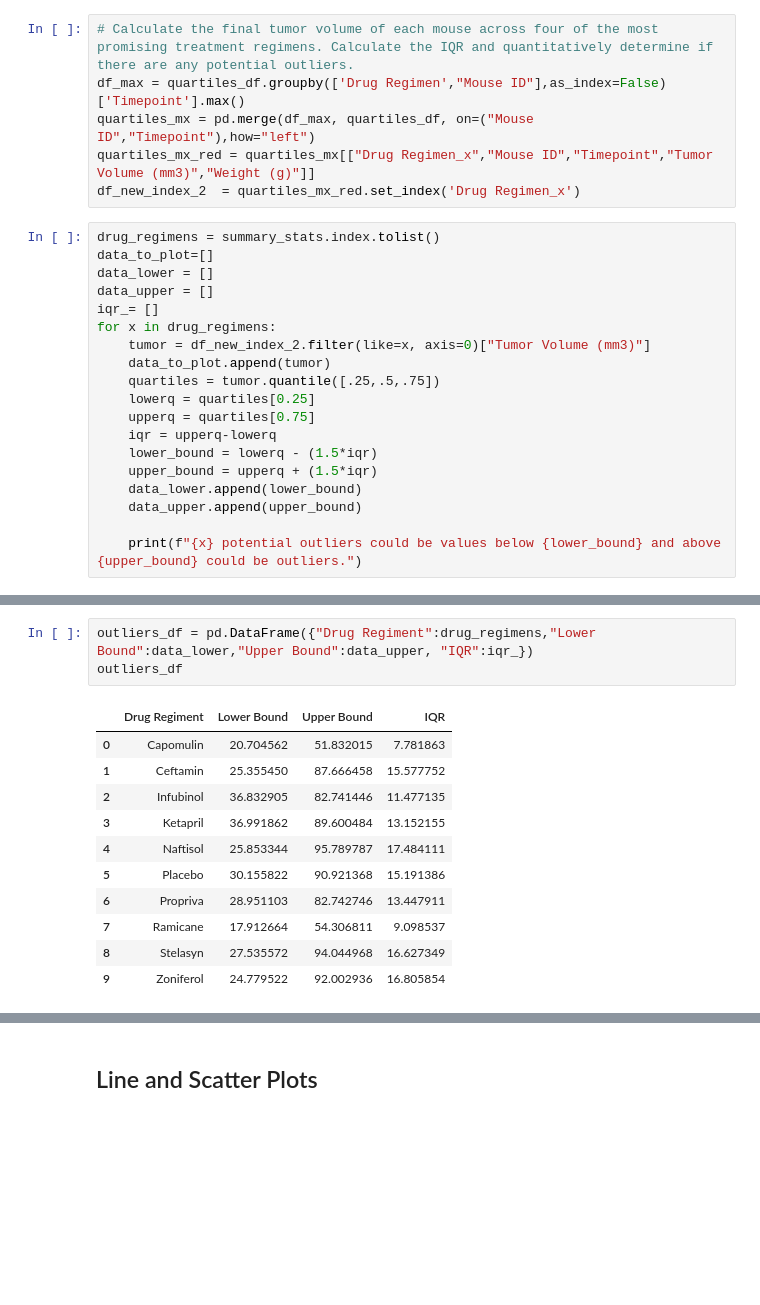
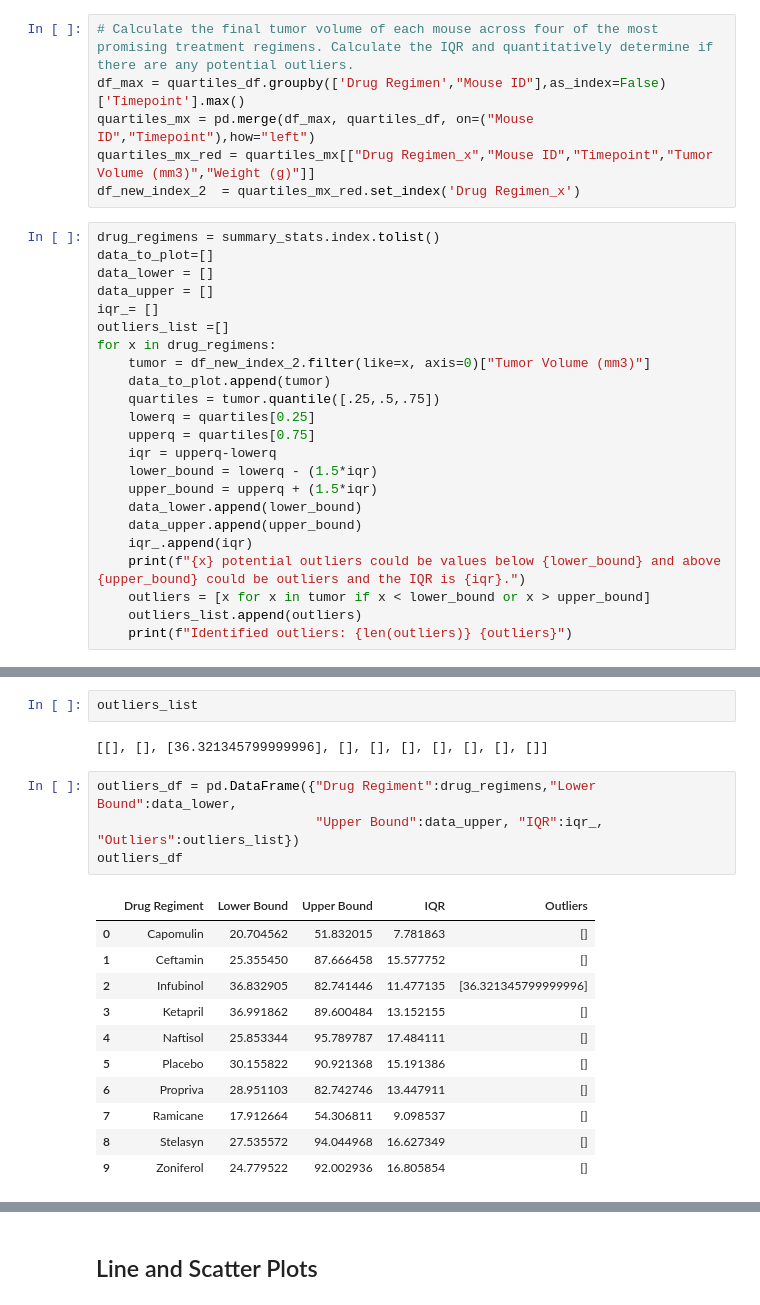
Before and after one commit to Altsa24/homework5, a Jupyter notebook: pymaceuticals_starter.ipynb, the cells around one changed output, grey strips where cells are left out. Saved outputs shown, nothing was run; the diff lists cells and outputs as text; blank space fills up the shorter version.

```diff
--- a/pymaceuticals_starter.ipynb
+++ b/pymaceuticals_starter.ipynb
@@ -223,6 +224,7 @@ data_to_plot=[]
 data_lower = []
 data_upper = []
 iqr_= []
+outliers_list =[]
 for x in drug_regimens:
     tumor = df_new_index_2.filter(like=x, axis=0)["Tumor Volume (mm3)"]
     data_to_plot.append(tumor)
@@ -234,6 +236,9 @@ for x in drug_regimens:
     upper_bound = upperq + (1.5*iqr)
     data_lower.append(lower_bound)
     data_upper.append(upper_bound)
-
-    print(f"{x} potential outliers could be values below {lower_bound} and above {upper_bound} could be outliers.")
+    iqr_.append(iqr)
+    print(f"{x} potential outliers could be values below {lower_bound} and above {upper_bound} could be outliers and the IQR is {iqr}.")
+    outliers = [x for x in tumor if x < lower_bound or x > upper_bound]
+    outliers_list.append(outliers)
+    print(f"Identified outliers: {len(outliers)} {outliers}")
 # %% [output]
@@ -250,18 +265,23 @@ Zoniferol potential outliers could be values below 24.77952216500001 and above 9
+# %%
+outliers_list
+# %% [output]
+[[], [], [36.321345799999996], [], [], [], [], [], [], []]
 # %%
-outliers_df = pd.DataFrame({"Drug Regiment":drug_regimens,"Lower Bound":data_lower,"Upper Bound":data_upper, "IQR":iqr_})
+outliers_df = pd.DataFrame({"Drug Regiment":drug_regimens,"Lower Bound":data_lower,
+                            "Upper Bound":data_upper, "IQR":iqr_, "Outliers":outliers_list})
 outliers_df
 # %% [output]
-|  | Drug Regiment | Lower Bound | Upper Bound | IQR |
-| 0 | Capomulin | 20.704562 | 51.832015 | 7.781863 |
-| 1 | Ceftamin | 25.355450 | 87.666458 | 15.577752 |
-| 2 | Infubinol | 36.832905 | 82.741446 | 11.477135 |
-| 3 | Ketapril | 36.991862 | 89.600484 | 13.152155 |
-| 4 | Naftisol | 25.853344 | 95.789787 | 17.484111 |
-| 5 | Placebo | 30.155822 | 90.921368 | 15.191386 |
-| 6 | Propriva | 28.951103 | 82.742746 | 13.447911 |
-| 7 | Ramicane | 17.912664 | 54.306811 | 9.098537 |
-| 8 | Stelasyn | 27.535572 | 94.044968 | 16.627349 |
-| 9 | Zoniferol | 24.779522 | 92.002936 | 16.805854 |
+|  | Drug Regiment | Lower Bound | Upper Bound | IQR | Outliers |
+| 0 | Capomulin | 20.704562 | 51.832015 | 7.781863 | [] |
+| 1 | Ceftamin | 25.355450 | 87.666458 | 15.577752 | [] |
+| 2 | Infubinol | 36.832905 | 82.741446 | 11.477135 | [36.321345799999996] |
+| 3 | Ketapril | 36.991862 | 89.600484 | 13.152155 | [] |
+| 4 | Naftisol | 25.853344 | 95.789787 | 17.484111 | [] |
+| 5 | Placebo | 30.155822 | 90.921368 | 15.191386 | [] |
+| 6 | Propriva | 28.951103 | 82.742746 | 13.447911 | [] |
+| 7 | Ramicane | 17.912664 | 54.306811 | 9.098537 | [] |
+| 8 | Stelasyn | 27.535572 | 94.044968 | 16.627349 | [] |
+| 9 | Zoniferol | 24.779522 | 92.002936 | 16.805854 | [] |
 # %%
 # Generate a box plot of the final tumor volume of each mouse across four regimens of interest
 
```
Also changed, not shown: parts of 4 cells of this notebook.
